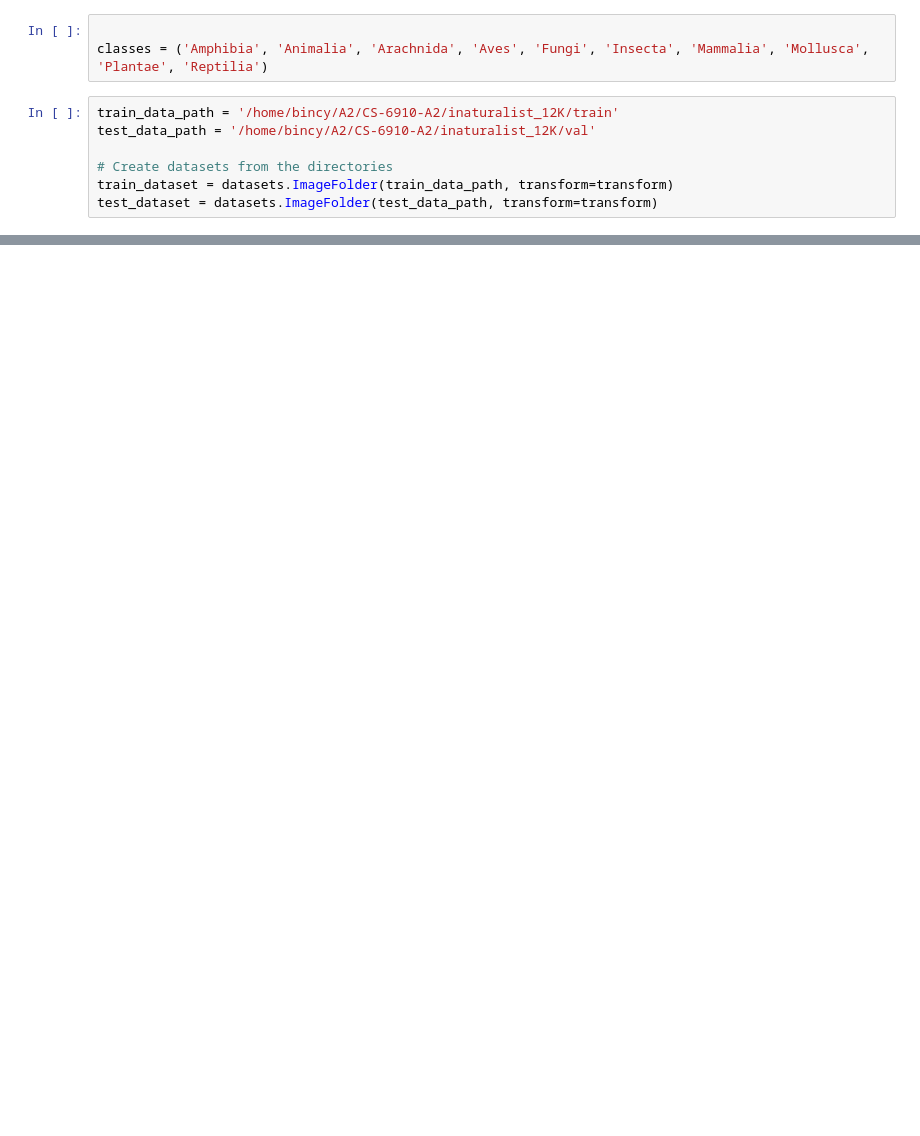
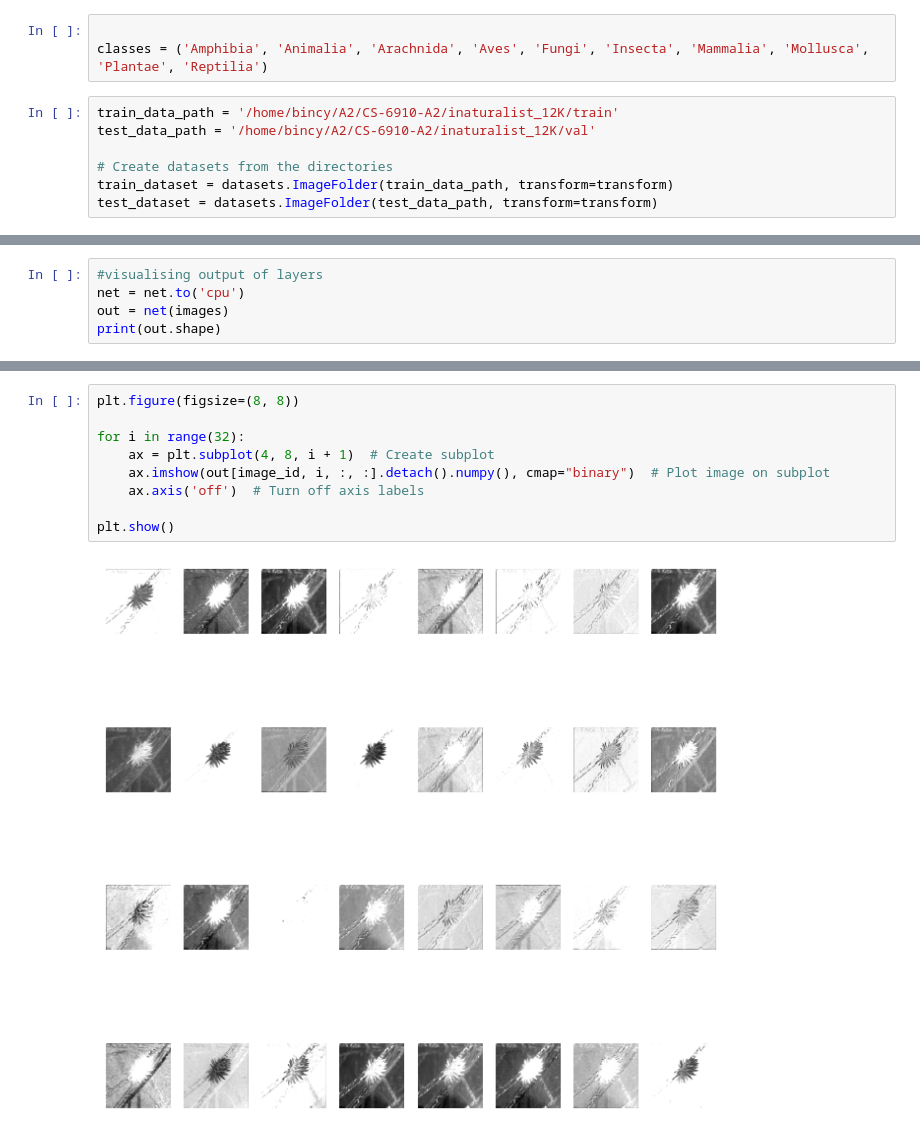
Before and after one commit to tamanbodhi/CS-6910-A2, a Jupyter notebook: dataload.ipynb, the cells around one changed output, grey strips where cells are left out. Cells and saved outputs as stored; diff of their text form; blank space fills up the shorter version.

```diff
--- a/dataload.ipynb
+++ b/dataload.ipynb
@@ -157,0 +256,5 @@ CNN(
+# %%
+#visualising output of layers
+net = net.to('cpu')
+out = net(images)
+print(out.shape)
@@ -157,0 +277,11 @@ CNN(
+# %%
+plt.figure(figsize=(8, 8))
+
+for i in range(32):
+    ax = plt.subplot(4, 8, i + 1)  # Create subplot
+    ax.imshow(out[image_id, i, :, :].detach().numpy(), cmap="binary")  # Plot image on subplot
+    ax.axis('off')  # Turn off axis labels
+
+plt.show()
+# %% [output]
+[figure, added]
```
Also changed, not shown: parts of 19 cells of this notebook.
